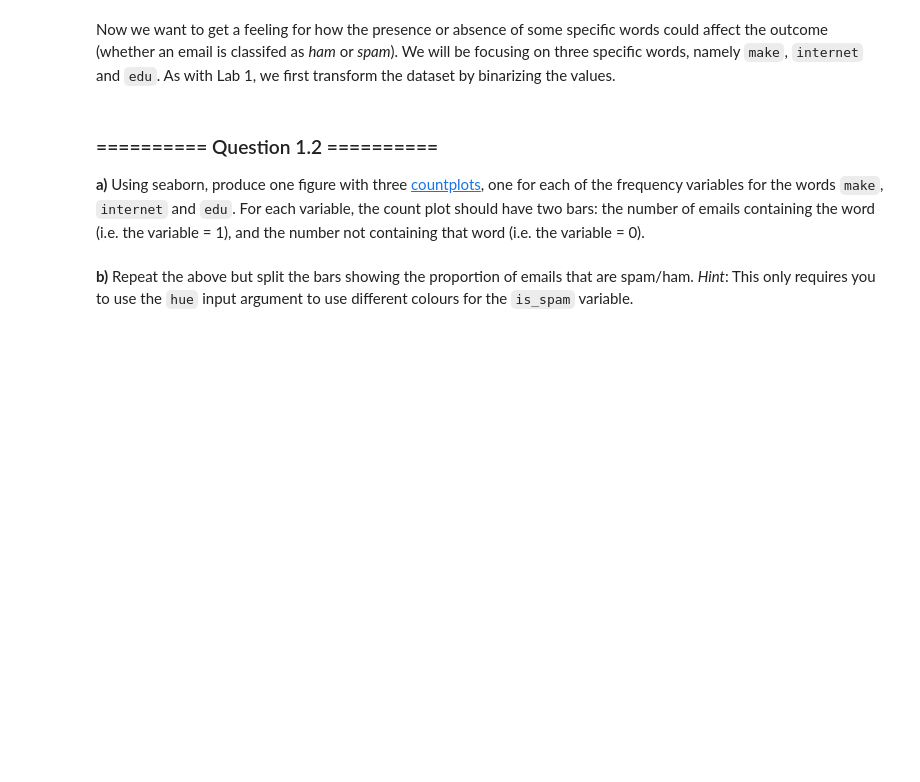
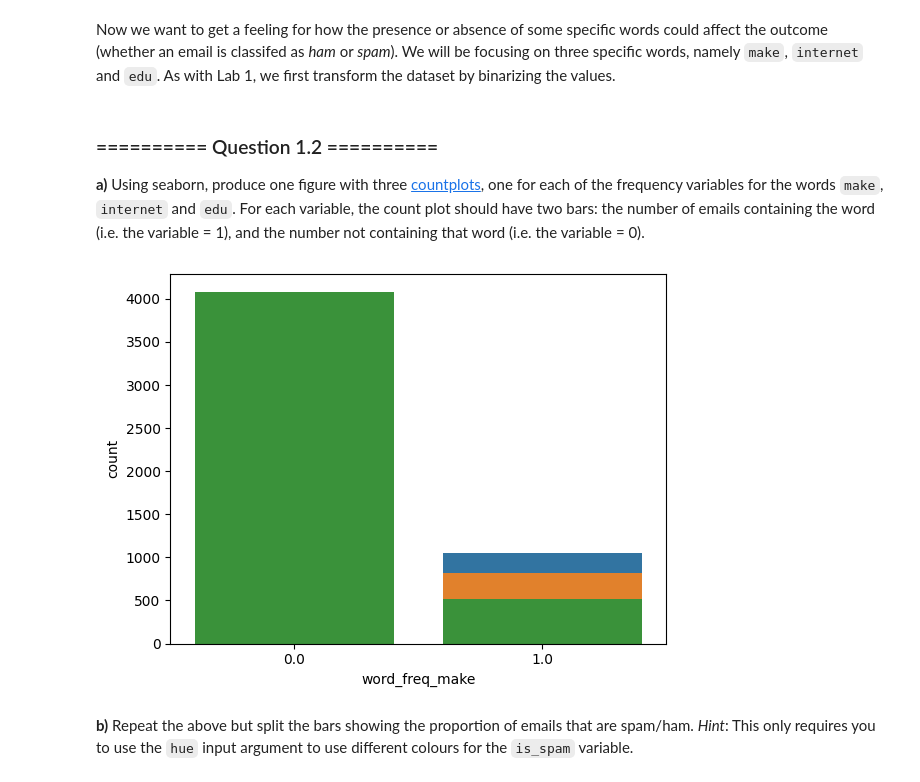
Before and after one commit to dz-paji/aml_labs, a Jupyter notebook: Labs/02__Data_Exploration.ipynb, the cells around one changed output. Drawn from its saved outputs; the diff is of its cells as text; code cells hidden in the pictures; blank space fills up the shorter version.

```diff
--- a/Labs/02__Data_Exploration.ipynb
+++ b/Labs/02__Data_Exploration.ipynb
@@ -64,2 +78,9 @@ spambase_binary[spambase_binary > 0] = 1
+# %%
+# Your Code goes here:
+ax_make = sns.countplot(data=spambase_binary, x='word_freq_make')
+ax_internet = sns.countplot(data=spambase_binary, x='word_freq_internet')
+ax_edu = sns.countplot(data=spambase_binary, x='word_freq_edu')
+# %% [output]
+[figure, added]
 # %% [markdown]
 **b)** Repeat the above but split the bars showing the proportion of emails that are spam/ham. *Hint*: This only requires you to use the `hue` input argument to use different colours for the `is_spam` variable.
```
Also changed, not shown: parts of 6 cells of this notebook.
